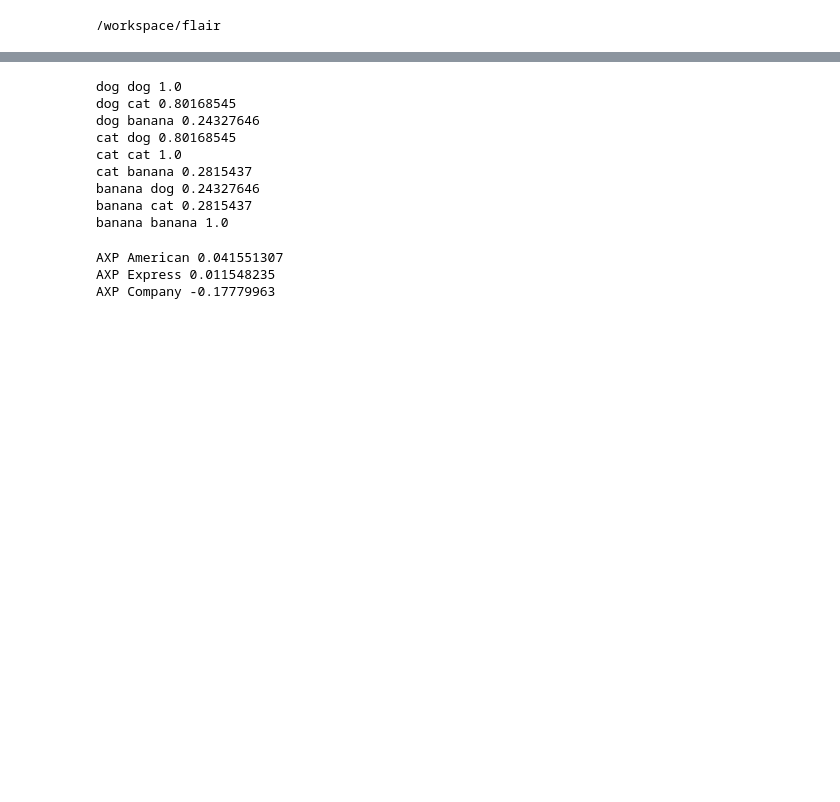
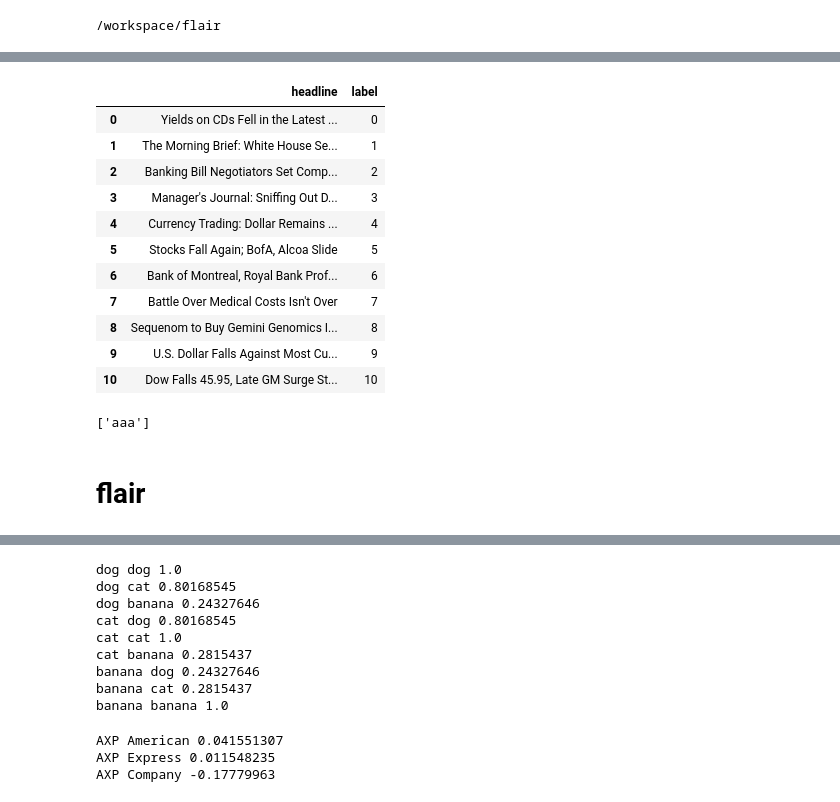
Before and after one commit to w121211/flair, a Jupyter notebook: debug.ipynb, the cells around one changed output, grey strips where cells are left out. Saved outputs shown, nothing was run; the diff lists cells and outputs as text; code cells hidden in the pictures; blank space fills up the shorter version.

```diff
--- a/debug.ipynb
+++ b/debug.ipynb
@@ -5,0 +18,36 @@
+# %%
+from pprint import pprint
+import os
+import json
+directory = "/workspace/stocknet-dataset/tweet/raw"
+
+for ticker in os.listdir(directory):
+    p = os.path.join(directory, ticker)
+    if os.path.isfile(p):
+        continue
+    for fn in os.listdir(p):
+        with open(os.path.join(directory, ticker, fn)) as f:
+            for i, l in enumerate(f.readlines()):
+                print(i)
+                j = json.loads(l)
+#                 print(j["text"])
+                pprint(j)
+#                 print(l)
+        break
+    break
+
+# [f for f in listdir(p)]
+# for root, dirnames, filenames in os.walk(d):
+#     for fileanme in filenames:
+#         p = os.path.join(root, dirname, filename)
+#         print(p)
+#         with open(p) as f:
+#             pass
+#         break
+
+#     for filename in filenames:
+#         if ".DS_Store" in filename:
+#             continue
+#         path = os.path.join(root, filename)
+#         print(root, filename)
+#         break
@@ -5,0 +72,33 @@
+# %%
+import pandas as pd
+from gensim.parsing.preprocessing import remove_stopwords
+
+df = pd.read_csv("/workspace/flair/data/Full-Economic-News-DFE-839861.csv", encoding='ISO-8859-1')
+# documents = df.loc[:100, "text"].tolist()
+df = df.loc[:10, ["headline"]]
+df['label'] = [i for i in range(0,11)]
+df
+# %% [output]
+|  | headline | label |
+| 0 | Yields on CDs Fell in the Latest ... | 0 |
+| 1 | The Morning Brief: White House Se... | 1 |
+| 2 | Banking Bill Negotiators Set Comp... | 2 |
+| 3 | Manager's Journal: Sniffing Out D... | 3 |
+| 4 | Currency Trading: Dollar Remains ... | 4 |
+| 5 | Stocks Fall Again; BofA, Alcoa Slide | 5 |
+| 6 | Bank of Montreal, Royal Bank Prof... | 6 |
+| 7 | Battle Over Medical Costs Isn't Over | 7 |
+| 8 | Sequenom to Buy Gemini Genomics I... | 8 |
+| 9 | U.S. Dollar Falls Against Most Cu... | 9 |
+| 10 | Dow Falls 45.95, Late GM Surge St... | 10 |
+# %%
+# documents
+df = pd.DataFrame({"d" : ["aaa" ,"bbb", "ccc"]})
+df['label'] = [1,1,0]
+df[df.label == 1]
+
+[x for x in df["d"].head(1)]
+# %% [output]
+['aaa']
+# %% [markdown]
+# flair
```
Also changed, not shown: parts of 19 cells of this notebook, 3 other files.
